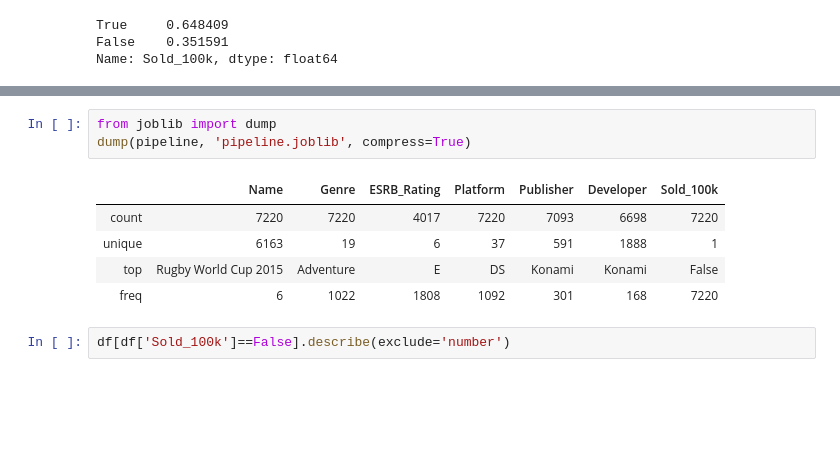
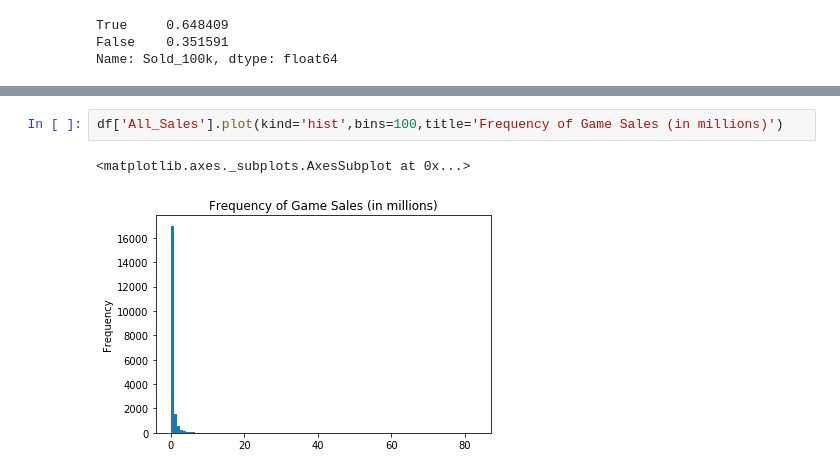
Before and after one commit to TimTree/vgsales-project, a Jupyter notebook: notebooks/notebookTues.ipynb, the cells around one changed output, grey strips where cells are left out. Cells and saved outputs as stored; diff of their text form; blank space fills up the shorter version.

```diff
--- a/notebooks/notebookTues.ipynb
+++ b/notebooks/notebookTues.ipynb
@@ -322,11 +364,5 @@ df[df['Sold_100k']==False].describe()
-# %%
-from joblib import dump
-dump(pipeline, 'pipeline.joblib', compress=True)
-# %% [output]
-|  | Name | Genre | ESRB_Rating | Platform | Publisher | Developer | Sold_100k |
-| count | 7220 | 7220 | 4017 | 7220 | 7093 | 6698 | 7220 |
-| unique | 6163 | 19 | 6 | 37 | 591 | 1888 | 1 |
-| top | Rugby World Cup 2015 | Adventure | E | DS | Konami | Konami | False |
-| freq | 6 | 1022 | 1808 | 1092 | 301 | 168 | 7220 |
-# %%
-df[df['Sold_100k']==False].describe(exclude='number')
+# %%
+df['All_Sales'].plot(kind='hist',bins=100,title='Frequency of Game Sales (in millions)')
+# %% [output]
+<matplotlib.axes._subplots.AxesSubplot at 0x...>
+[figure, added]
```
Also changed, not shown: parts of 25 cells of this notebook, 10 other files.
